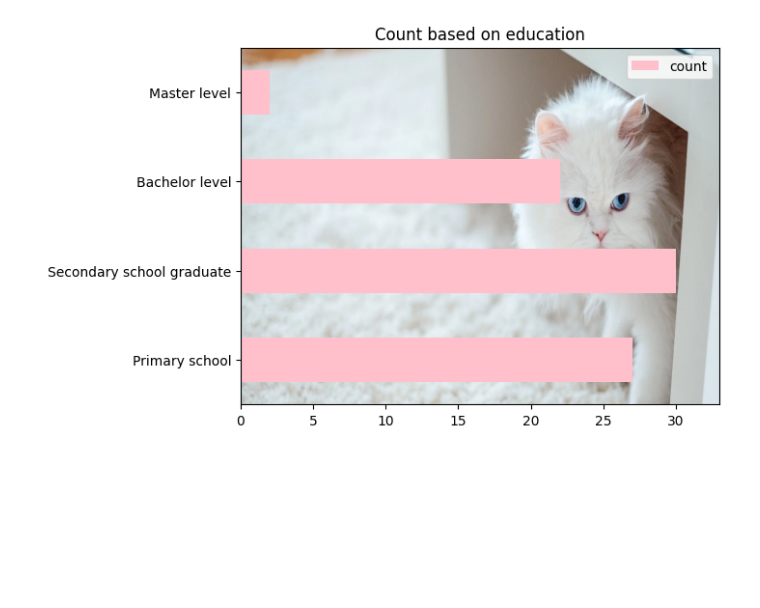
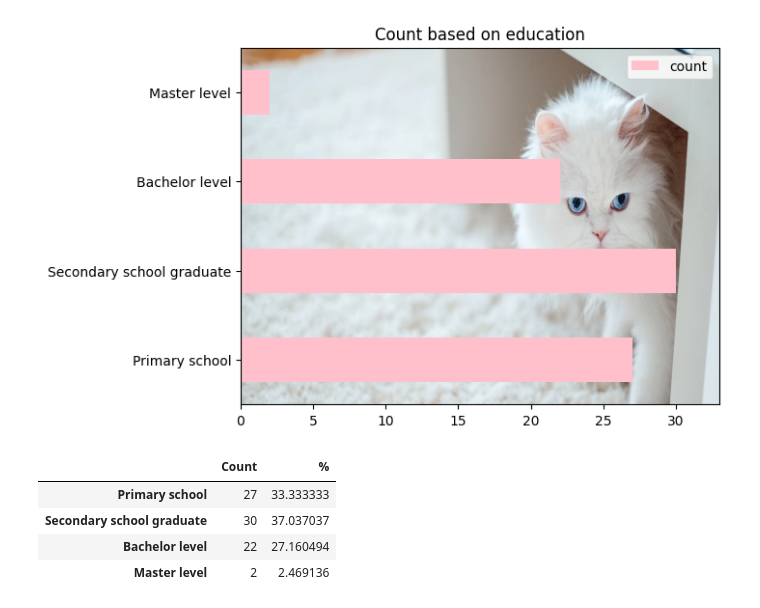
Before and after one commit to lauraanieminen/tietojenkasittelyprojekti, a Jupyter notebook: projekti.ipynb, the cells around one changed output. Cells and saved outputs as stored; diff of their text form; code cells hidden in the pictures; blank space fills up the shorter version.

```diff
--- a/projekti.ipynb
+++ b/projekti.ipynb
@@ -241,3 +241,15 @@ plt.title('Count based on education')
 plt.show()
 # %% [output]
 [figure]
+# %%
+df2 = pd.crosstab(df['education'], 'Count')
+df2['%'] = df2['Count'] / df2['Count'].sum() * 100
+df2.index = ['Primary school', 'Secondary school graduate','Bachelor level','Master level']
+df2.columns.name = ''
+df2
+# %% [output]
+|  | Count | % |
+| Primary school | 27 | 33.333333 |
+| Secondary school graduate | 30 | 37.037037 |
+| Bachelor level | 22 | 27.160494 |
+| Master level | 2 | 2.469136 |
```
